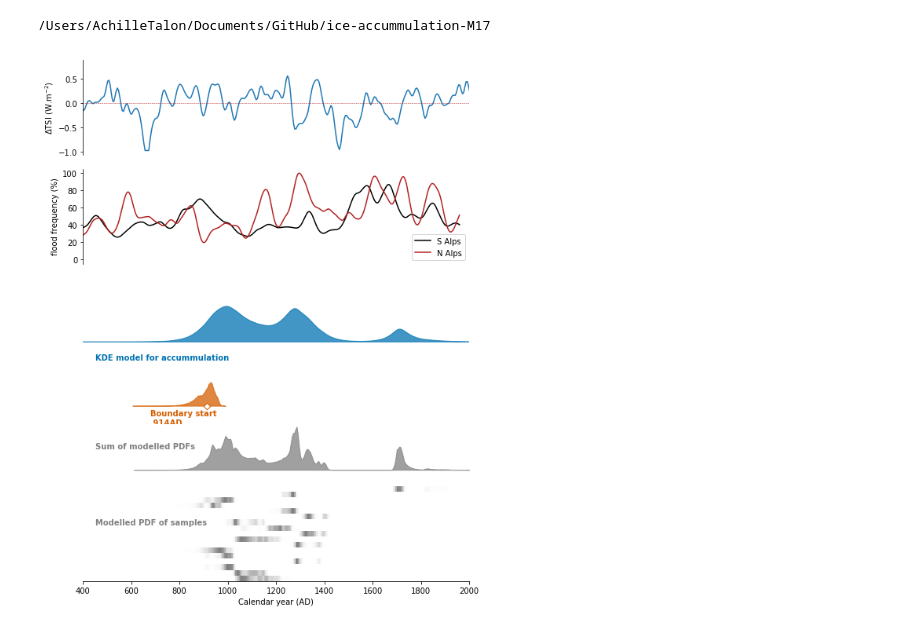
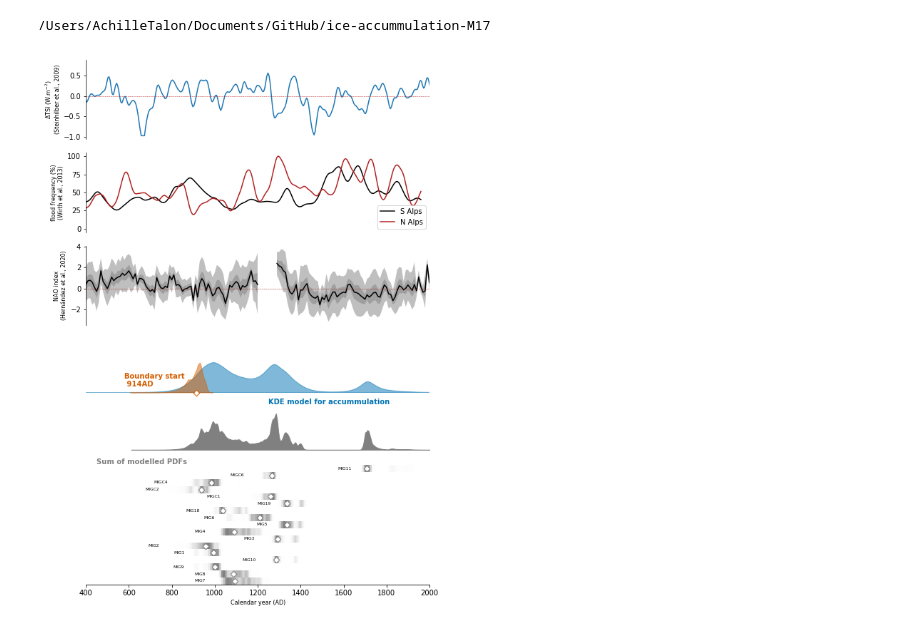
Before and after one commit to tr1813/ice-accummulation-M17, a Jupyter notebook: notebooks/oxcal_model_plotter.ipynb, the cells around one changed output. Saved outputs shown, nothing was run; the diff lists cells and outputs as text; code cells hidden in the pictures.

Commit message:
added new proxy

```diff
--- a/notebooks/oxcal_model_plotter.ipynb
+++ b/notebooks/oxcal_model_plotter.ipynb
@@ -38,4 +38,10 @@ floods.columns = ['age','n_alps','s_alps']
 
 # change age scale to AD
 floods['age_AD'] = 1950-1000*floods['age']
+# %%
+# read total solar irradiance data
+nao = pd.read_csv('data/proxies/Hernandez_NAO.tab',sep = '\t',header = 18)
+
+nao_pre = nao.where(nao["Age [a AD]"]<1200).dropna()
+nao_post = nao.where(nao["Age [a AD]"]>1280).dropna()
 # %%
@@ -61,6 +67,6 @@ def plotTSI(ax):
     # axis labels and ticks
     ax.xaxis.set_ticklabels([])
     ax.xaxis.set_tick_params(bottom=False)
-    ax.set_ylabel("$\Delta$TSI (W.m$^{-2}$)")
+    ax.set_ylabel("$\Delta$TSI (W.m$^{-2}$)\n(Steinhilber et al., 2009)",**{'size':8})
 
     return ax
@@ -82,16 +120,16 @@ def plotFloods(ax):
     # axis ticks and labels
     ax.xaxis.set_ticklabels([])
     ax.xaxis.set_tick_params(bottom=False)
-    ax.set_ylabel("flood frequency (%)")
+    ax.set_ylabel("flood frequency (%)\n(Wirth et al., 2013)",**{'size':8})
 
     # axis legend
     ax.legend(loc='best')
 
     return ax
 # %%
-fig = plt.figure( figsize = (8,10))
+fig = plt.figure( figsize = (8,11))
 
-gs = GridSpec(6, 1, height_ratios=[1,1, 0.75, 0.5, 0.5, 1])
+gs = GridSpec(6, 1, height_ratios=[1,1,1, 0.75, 0.5, 1.5])
 
 
 # proxy total solar irradiance
@@ -102,57 +140,56 @@ plotTSI(ax_tsi)
 ax_flood = fig.add_subplot(gs[1])
 plotFloods(ax_flood)
 
+# Proxy NAO
+ax_NAO = fig.add_subplot(gs[2])
+plotNAO(ax_NAO)
+
 # KDE plotting
 
-ax1 = fig.add_subplot(gs[2])
+ax1 = fig.add_subplot(gs[3])
 
 # plot KDE model with boundaries
-KDE_plot,med = ox.FillBetween(ax1,kde_M17,color = colors[0])
-ax1.text(450,-0.3,'KDE model for accummulation', color =colors[0],fontweight = 'bold')
+KDE_plot,med = ox.FillBetween(ax1,kde_M17,color = colors[0],**{'alpha':0.5})
+ax1.text(1250,-0.2,'KDE model for accummulation', color =colors[0],fontweight = 'bold')
 ax1.set_ylim(0,2)
 
-ax2 = fig.add_subplot(gs[3])
 
-s_plot,s_med = ox.FillBetween(ax2,start_M17,median=True,color = colors[3])
+s_plot,s_med = ox.FillBetween(ax1,start_M17,median=True,color = colors[3],**{'alpha':0.5})
 #e_plot,e_med = fillBetween(ax2,end_M17,median = True,color = colors[1])
 
-ax2.text(680,-0.6,'Boundary start\n {:.0f}AD'.format(s_med), color =colors[3],fontweight = 'bold')
-#ax2.text(1800,0.7,'Boundary end\n {:.0f}AD'.format(e_med), color ='firebrick',fontweight = 'bold')
-ax2.set_ylim(0,2)
+ax1.text(580,0.4,'Boundary start\n {:.0f}AD'.format(s_med), color =colors[3],fontweight = 'bold')
 
 ax4 = fig.add_subplot(gs[4])
-sum_m17 = ox.FillBetween(ax4,M17_kde['ocd'][4],color = 'grey')
-ax4.text(450,0.7,'Sum of modelled PDFs', color ='grey',fontweight = 'bold')
+sum_m17 = ox.FillBetween(ax4,M17['ocd'][4],color = 'grey')
+ax4.text(450,-0.2,'Sum of modelled PDFs', color ='grey',fontweight = 'bold')
 
 
+# plot the simplified PDFs.
 ax3 = fig.add_subplot(gs[5])
-# plot the simplified PDFs.
 
-for c,date in enumerate(M17_kde['ocd'][8:-1]):
-
-    date = ox.MakeRects(ax3,date,c,facecolor = 'grey')
-
-ax3.set_xlabel('Calendar year (AD)')
+for c,date in enumerate(M17['ocd'][8:-1]):
+    d = ox.MakeRects(ax3,date,c,facecolor = 'grey')
+    ax3.text(date['posterior']['start']-20,c+0.5,s=date['name'],size = 6,va='center', ha = 'right')
+    ax3.scatter([float(date['posterior']['median'])],[c+0.5],marker ='D',facecolor = 'white',edgecolor='grey',zorder = 100)
+ax3.set_xlabel('Calendar year (AD)',**{'size':8})
 
 ax3.set_ylim(0,17)
 
-ax3.text(450,10,'Modelled PDF of samples', color ='gray',fontweight = 'bold')
-
-for ax in (ax1,ax2,ax4):
+for ax in (ax1,ax4):
     ax.spines['bottom'].set_visible(False)
     ax.xaxis.set_ticklabels([])
     ax.xaxis.set_tick_params(bottom=False)
 
-for ax in (ax1,ax2,ax3,ax4):
+for ax in (ax1,ax3,ax4):
     ax.spines['top'].set_visible(False)
     ax.spines['left'].set_visible(False)
     ax.spines['right'].set_visible(False)
     ax.yaxis.set_ticklabels([])
     ax.yaxis.set_tick_params(left=False)
     ax.set_xlim(400,2000)
 
 plt.tight_layout()
 plt.savefig('outputs/age_model.pdf',dpi = 300)
 plt.show()
 # %% [output]
-[figure, old version]
+[figure, new version]
```
Also changed, not shown: parts of 2 cells of this notebook, 3 other files.
